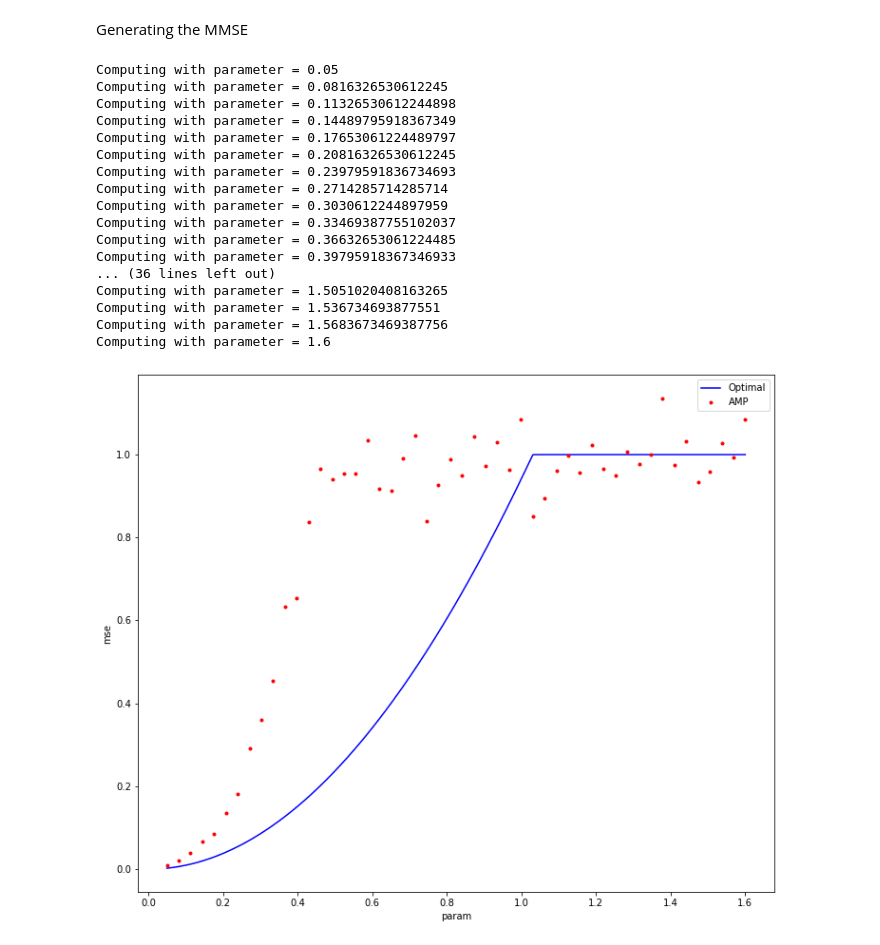
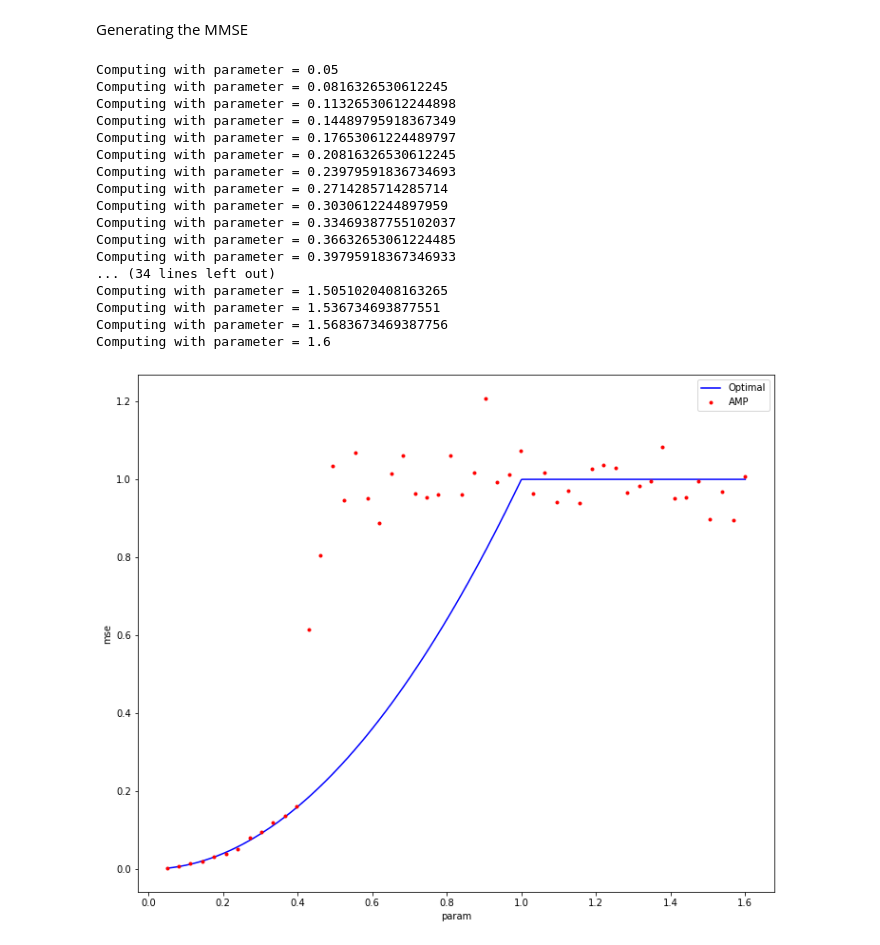
Before and after one commit to samatbor/AMP-for-inhomogenous-noise, a Jupyter notebook: AMP_inhomegenous_noise_Justin.ipynb, the cells around one changed output. Cells and saved outputs as stored; diff of their text form; code cells hidden in the pictures.

```diff
--- a/AMP_inhomegenous_noise_Justin.ipynb
+++ b/AMP_inhomegenous_noise_Justin.ipynb
@@ -203,7 +231,7 @@ def visualize (data_amp, data_optimal):
 # %% [markdown]
 Generating the MMSE
 # %%
-def optimal_curve(start, end, points, diag_scalar):
+def optimal_curve(start, end, points, diag_scalar,prior):
 
     rho1, rho2 = 0.5, 0.5
 
@@ -220,40 +248,40 @@ def optimal_curve(start, end, points, diag_scalar):
       Qtilde1 = 1
       Qtilde2 = 1
 
-      Qtilde1, Qtilde2 = Solve_Q(Qtilde1, Qtilde2, rho1, rho2, Delta11, Delta12, Delta22)
-      MMSEVec.append(1 - np.sqrt(rho1**2 * ExpectGibbs(Qtilde1)**2 +
-                           2 * rho1 * rho2 *  ExpectGibbs(Qtilde1) * ExpectGibbs(Qtilde2) +
-                           rho2**2 * ExpectGibbs(Qtilde2)**2))
+      Qtilde1, Qtilde2 = Solve_Q(Qtilde1, Qtilde2, rho1, rho2, Delta11, Delta12, Delta22,prior)
+      MMSEVec.append(1 - np.sqrt(rho1**2 * ExpectGibbs(Qtilde1,prior)**2 +
+                           2 * rho1 * rho2 *  ExpectGibbs(Qtilde1,prior) * ExpectGibbs(Qtilde2,prior) +
+                           rho2**2 * ExpectGibbs(Qtilde2,prior)**2))
       paramvec.append(param)
 
     return {'parameter': paramvec, 'mse': MMSEVec}
 # %%
 dimension = 100
 start = 0.05
 end = 1.6
 points = 50
 delta_collection = create_two_blocks_collection(dimension = dimension, start = start, end = end, points = points,
-                                         first_size = dimension//2, diag_scalar = 0.9)
+                                         first_size = dimension//2, diag_scalar = 1)
 gaussian_prior = data_amp(initialisation = 'uninformed', seeds = 7, dimension = dimension,
                                    delta_collection = delta_collection, prior = 'gaussian')
 visualize(data_amp = gaussian_prior, data_optimal =
-          optimal_curve(start = start, end = end, points = 1000, diag_scalar = 0.9))
+          optimal_curve(start = start, end = end, points = 1000, diag_scalar = 1,prior = 'gaussian'))
 # %% [output]
 Computing with parameter = 0.05
 Computing with parameter = 0.0816326530612245
 Computing with parameter = 0.11326530612244898
 Computing with parameter = 0.14489795918367349
 Computing with parameter = 0.17653061224489797
 Computing with parameter = 0.20816326530612245
 Computing with parameter = 0.23979591836734693
 Computing with parameter = 0.2714285714285714
 Computing with parameter = 0.3030612244897959
 Computing with parameter = 0.33469387755102037
 Computing with parameter = 0.36632653061224485
 Computing with parameter = 0.39795918367346933
-... (36 lines left out)
+... (34 lines left out)
 Computing with parameter = 1.5051020408163265
 Computing with parameter = 1.536734693877551
 Computing with parameter = 1.5683673469387756
 Computing with parameter = 1.6
-[figure, old version]
+[figure, new version]
```
Also changed, not shown: parts of 4 cells of this notebook.
